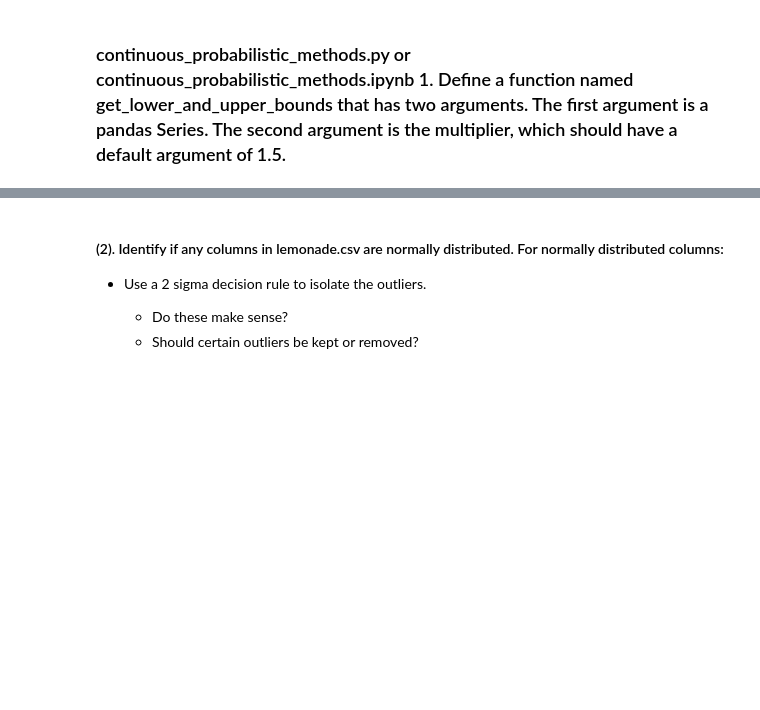
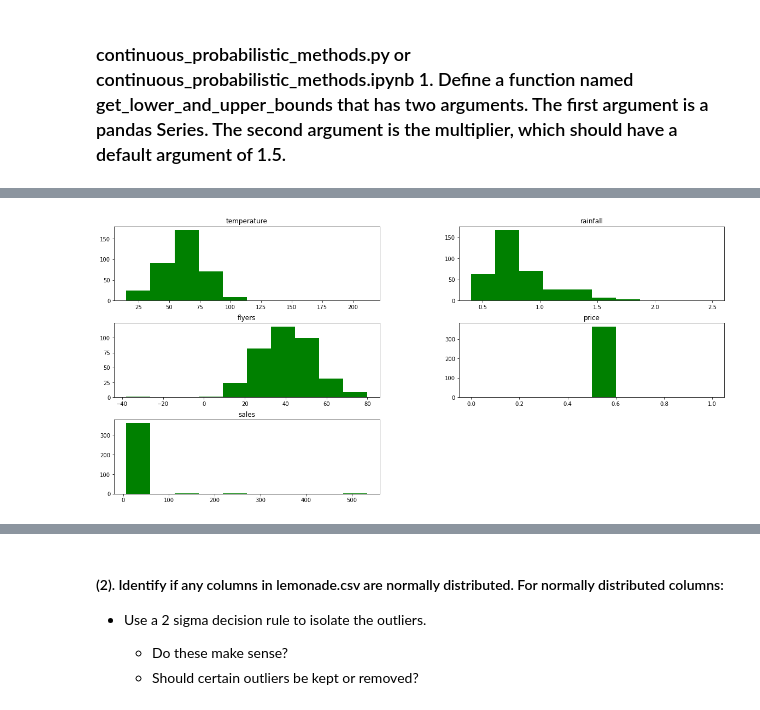
Before and after one commit to stephenkipkurui/anomaly-detection-excercises, a Jupyter notebook: continuous_probabilistic_methods.ipynb, the cells around one changed output, grey strips where cells are left out. Drawn from its saved outputs; the diff is of its cells as text; code cells hidden in the pictures; blank space fills up the shorter version.

```diff
--- a/continuous_probabilistic_methods.ipynb
+++ b/continuous_probabilistic_methods.ipynb
@@ -7,3 +7,12 @@ import pandas as pd
 import numpy as np
 import matplotlib.pyplot as plt
 import seaborn as sns
+from acquire import get_lemonade_data
+from wrangle import get_lower_and_upper_bounds
+
+from cycler import cycler
+plt.rcParams["figure.figsize"] = (20,9)
+
+plt.rcParams['axes.facecolor']='#FFF'
+plt.rcParams['figure.facecolor']='white'
+plt.rcParams['axes.prop_cycle'] = cycler(color=['g', 'r', 'b', 'y'])
@@ -29,0 +48,7 @@ See Full Dataframe in Mito
+# %%
+# Continuous var distribution
+
+df.hist(grid = False)
+None
+# %% [output]
+[figure, added]
```
Also changed, not shown: parts of 8 cells of this notebook, 7 other files.
